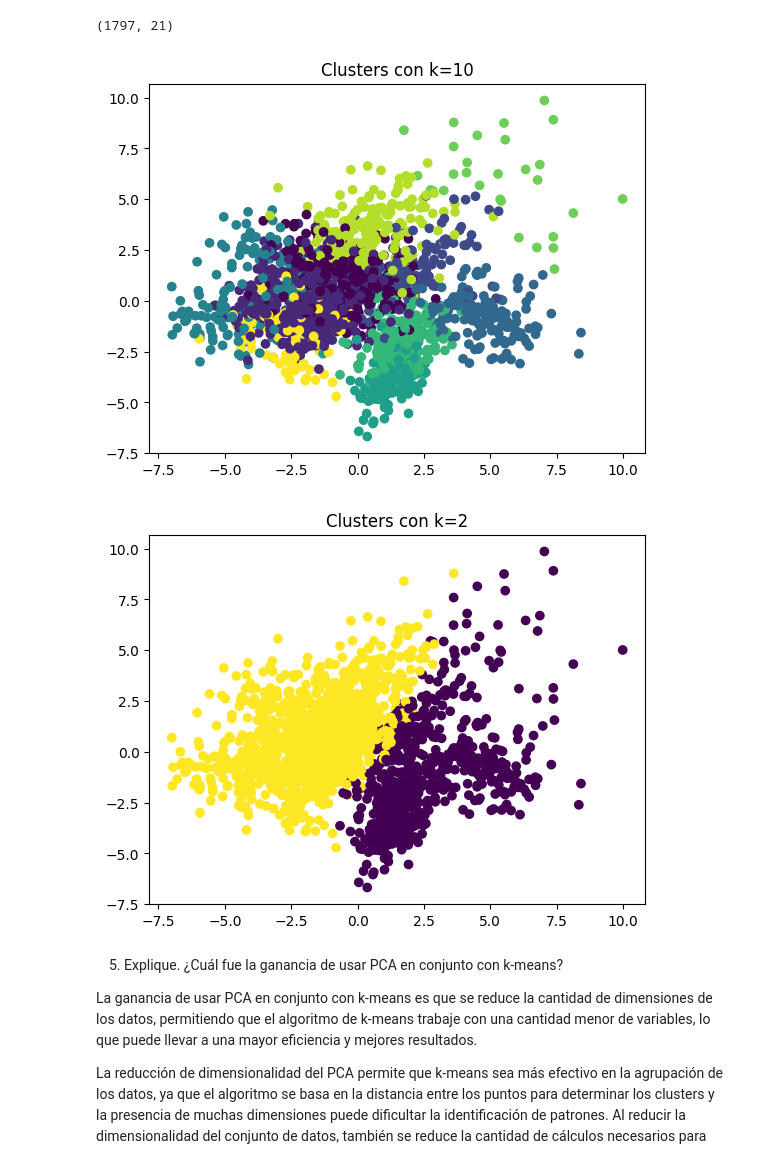
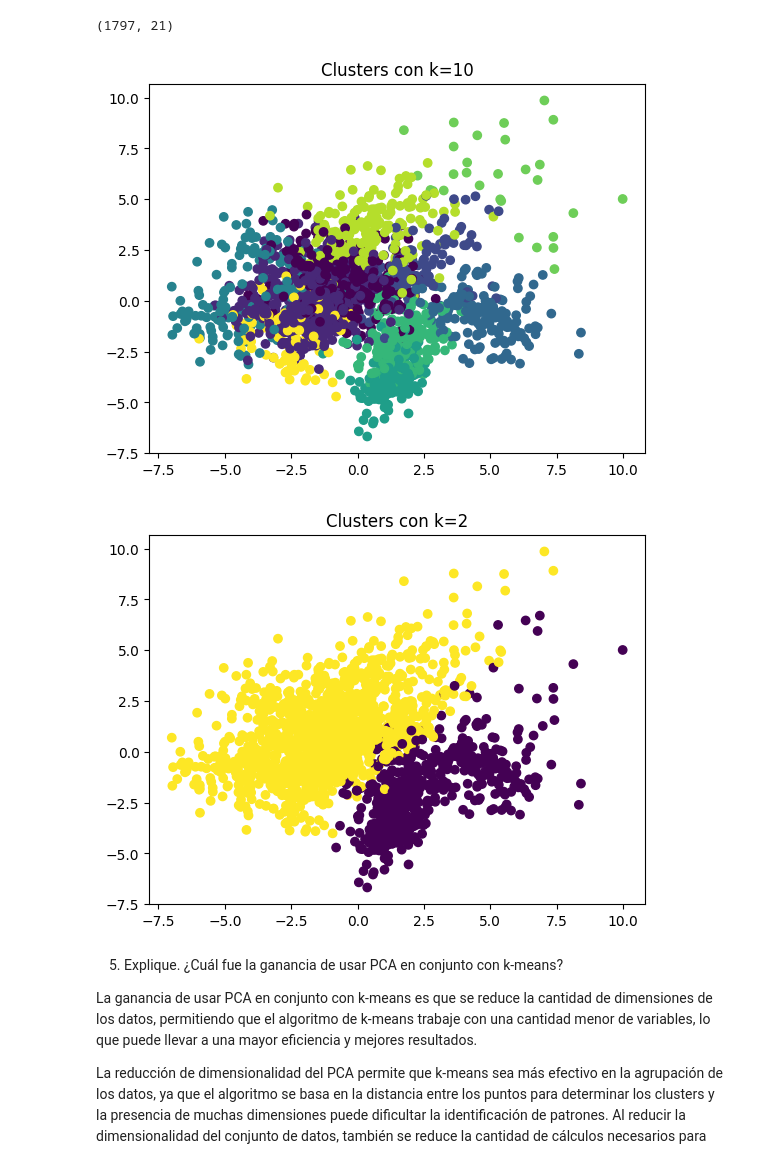
Before and after one commit to raczki/intro_ia, a Jupyter notebook: tp_integrador.ipynb, the cells around one changed output. Cells and saved outputs as stored; diff of their text form; code cells hidden in the pictures.

```diff
--- a/tp_integrador.ipynb
+++ b/tp_integrador.ipynb
@@ -167,7 +167,7 @@ Número de componentes necesarias para explicar el 80% de la varianza: 26
 k_values = [6, 2]
 
 for k in k_values:
-    kmeans = KMeans(n_clusters=k, random_state=42)
+    kmeans = KMeans(n_clusters=k, n_init=20, random_state=42)
     labels = kmeans.fit_predict(X_transformed)
     plt.scatter(X_transformed[:, 0], X_transformed[:, 1], c=labels)
     plt.title(f"Clusters con k={k}")
@@ -219,18 +219,18 @@ Número de componentes necesarias para explicar el 80% de la varianza: 21
 # %%
 # 3. Utilizando KMeans Agrupar el dataset transformado (ejercicio de PCA) y agrupar en clusters de k=10 y k=2.
 # 4. Graficar los resultados con los distintos k's usando las primeras dos componentes principales como ejes x,y.
 
 k_values = [10, 2]
 
 for k in k_values:
-    kmeans = KMeans(n_clusters=k, random_state=42)
+    kmeans = KMeans(n_clusters=k, n_init=20, random_state=42)
     labels = kmeans.fit_predict(digits_transformed)
     plt.scatter(digits_transformed[:, 0], digits_transformed[:, 1], c=labels)
     plt.title(f"Clusters con k={k}")
     plt.show()
 # %% [output]
 [figure]
-[figure, old version]
+[figure, new version]
 # %% [markdown]
 5. Explique. ¿Cuál fue la ganancia de usar PCA en conjunto con k-means?
 
```
Also changed, not shown: parts of 6 cells of this notebook, 6 other files.
